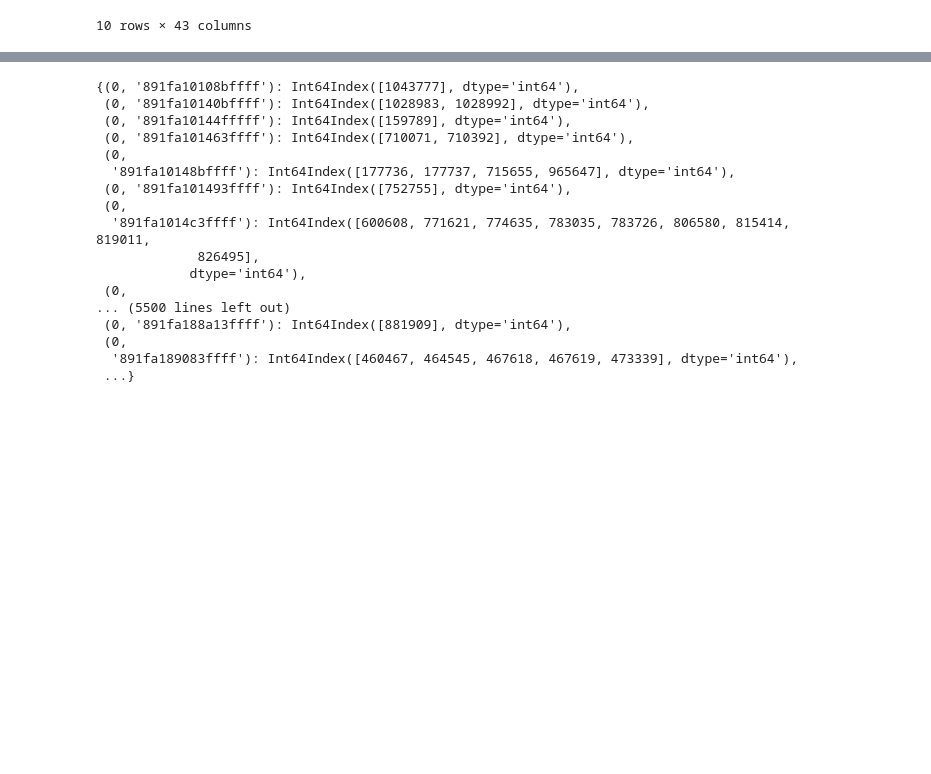
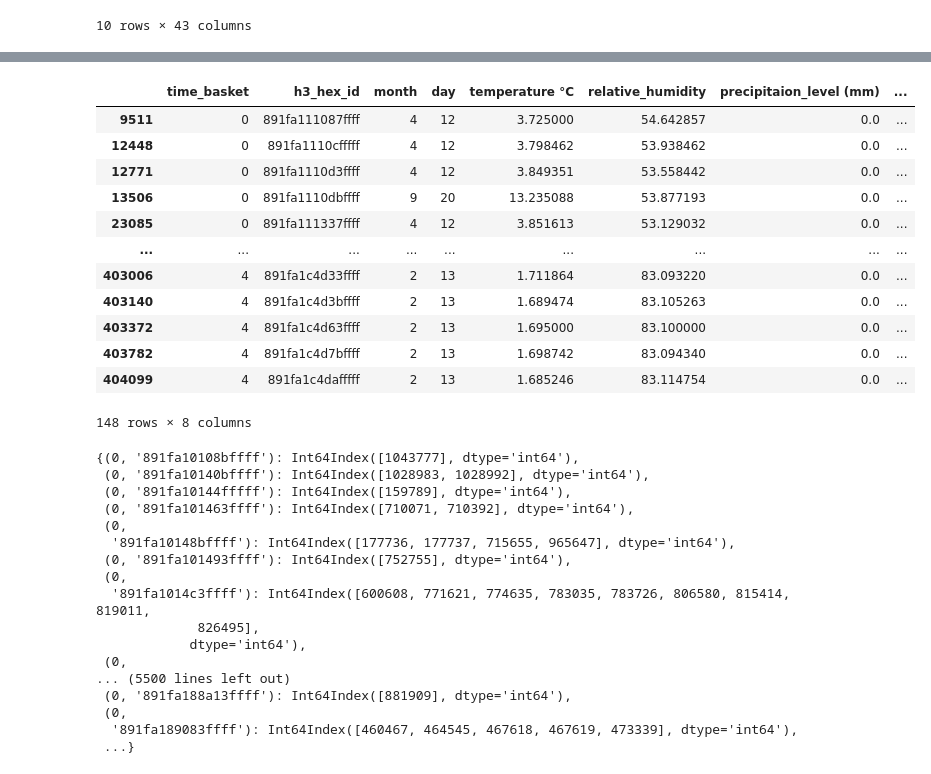
Before and after one commit to ey96/CallABike_Analytics, a Jupyter notebook: AAA_Task4.ipynb, the cells around one changed output, grey strips where cells are left out. Drawn from its saved outputs; the diff is of its cells as text; code cells hidden in the pictures; blank space fills up the shorter version.

```diff
--- a/AAA_Task4.ipynb
+++ b/AAA_Task4.ipynb
@@ -109,0 +143,16 @@ grouped_trips2 = grouped_trips.count()
+# %%
+grouped_trips_final[grouped_trips_final['Demand']>50]
+# %% [output]
+|  | time_basket | h3_hex_id | month | day | temperature °C | relative_humidity | precipitaion_level (mm) | ... |
+| 9511 | 0 | 891fa111087ffff | 4 | 12 | 3.725000 | 54.642857 | 0.0 | ... |
+| 12448 | 0 | 891fa1110cfffff | 4 | 12 | 3.798462 | 53.938462 | 0.0 | ... |
+| 12771 | 0 | 891fa1110d3ffff | 4 | 12 | 3.849351 | 53.558442 | 0.0 | ... |
+| 13506 | 0 | 891fa1110dbffff | 9 | 20 | 13.235088 | 53.877193 | 0.0 | ... |
+| 23085 | 0 | 891fa111337ffff | 4 | 12 | 3.851613 | 53.129032 | 0.0 | ... |
+| ... | ... | ... | ... | ... | ... | ... | ... | ... |
+| 403006 | 4 | 891fa1c4d33ffff | 2 | 13 | 1.711864 | 83.093220 | 0.0 | ... |
+| 403140 | 4 | 891fa1c4d3bffff | 2 | 13 | 1.689474 | 83.105263 | 0.0 | ... |
+| 403372 | 4 | 891fa1c4d63ffff | 2 | 13 | 1.695000 | 83.100000 | 0.0 | ... |
+| 403782 | 4 | 891fa1c4d7bffff | 2 | 13 | 1.698742 | 83.094340 | 0.0 | ... |
+| 404099 | 4 | 891fa1c4dafffff | 2 | 13 | 1.685246 | 83.114754 | 0.0 | ... |
+148 rows × 8 columns
```
Also changed, not shown: parts of 11 cells of this notebook.
